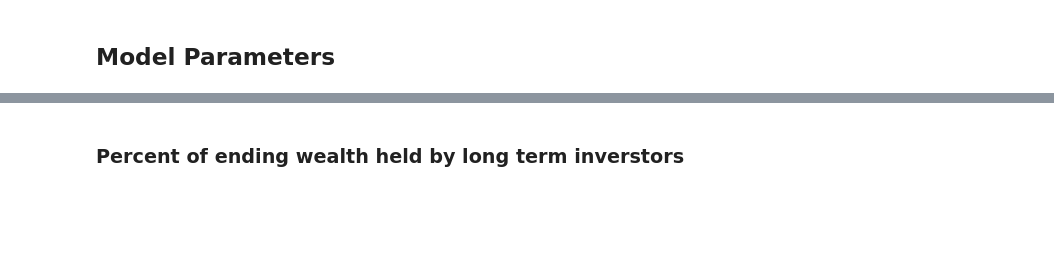
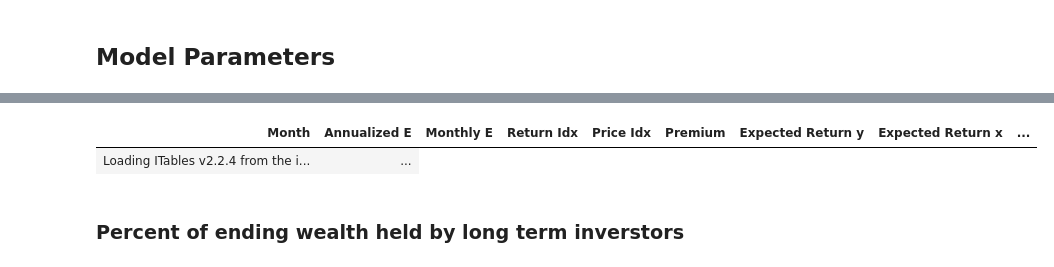
Before and after one commit to jeffreyrosenbluth/bubbles, a Jupyter notebook: bubbles.ipynb, the cells around one changed output, grey strips where cells are left out. Drawn from its saved outputs; the diff is of its cells as text; code cells hidden in the pictures; blank space fills up the shorter version.

```diff
--- a/bubbles.ipynb
+++ b/bubbles.ipynb
@@ -31,9 +54,13 @@ print(long_term_investor)
 # %%
 df = data_table(mp, investors)
 df = df.select([
     pl.col('^.*$').cast(pl.Float64).round(6)
 ])
-show(df[12 * mp.history_length + 1:], maxBytes=0)
+# show(df[12 * mp.history_length + 1:], maxBytes=0)
+show(df[655:], maxBytes=0)
+# %% [output]
+| Month | Annualized E | Monthly E | Return Idx | Price Idx | Premium | Expected Return y | Expected Return x | ... |
+| Loading ITables v2.2.4 from the i... | ... |
 # %% [markdown]
 ### Percent of ending wealth held by long term inverstors
 # %%
```
Also changed, not shown: parts of 5 cells of this notebook, 6 other files.
